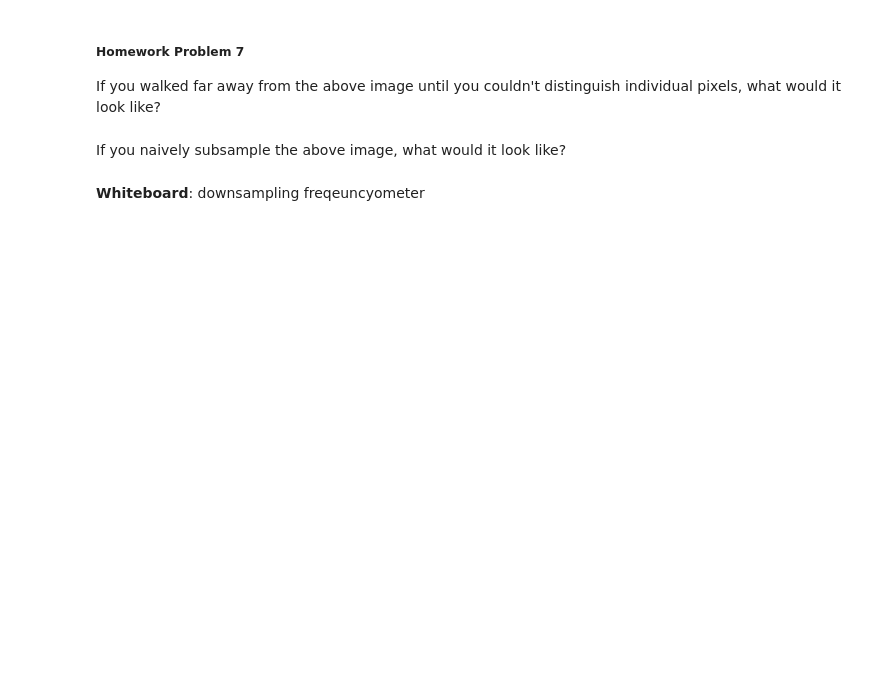
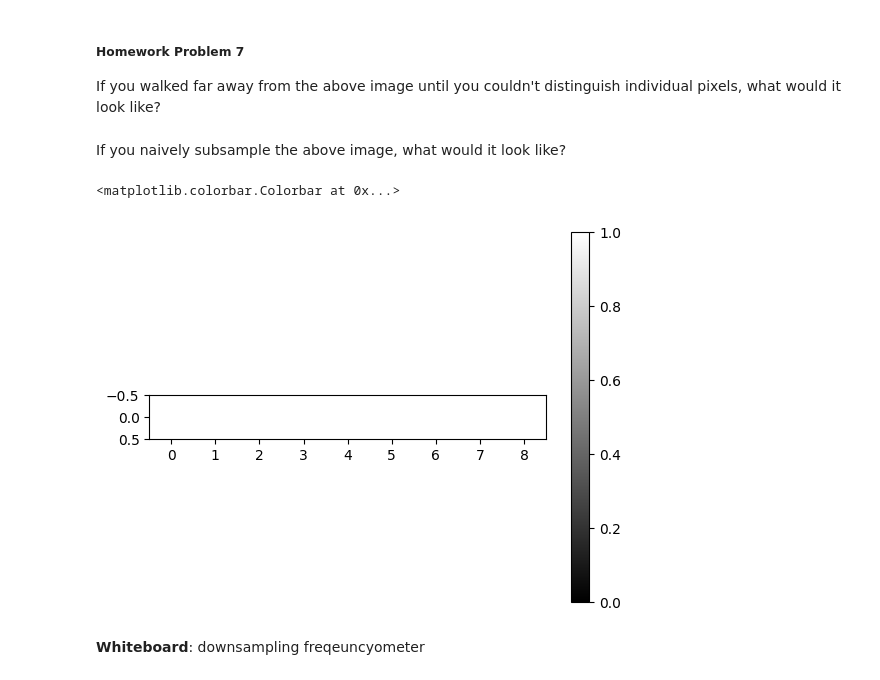
Before and after one commit to cs1053-26w/Lectures, a Jupyter notebook: notebooks/L03B_frequency_sampling.ipynb, the cells around one changed output. Cells and saved outputs as stored; diff of their text form; code cells hidden in the pictures; blank space fills up the shorter version.

```diff
--- a/notebooks/L03B_frequency_sampling.ipynb
+++ b/notebooks/L03B_frequency_sampling.ipynb
@@ -101,8 +120,11 @@ If you walked far away from the above image until you couldn't distinguish indiv
 # %% [markdown]
 If you naively subsample the above image, what would it look like?
 # %%
-plt.imshow(checker[:, 0::2], vmin=0, vmax=1, cmap="gray") # force color scale to [0,1] range
+plt.imshow(checker[:, ::2], vmin=0, vmax=1, cmap="gray") # force color scale to [0,1] range
 plt.colorbar()
+# %% [output]
+<matplotlib.colorbar.Colorbar at 0x...>
+[figure, added]
 # %% [markdown]
 **Whiteboard**: downsampling freqeuncyometer
 # %%
```
Also changed, not shown: parts of 13 cells of this notebook, 7 other files.
